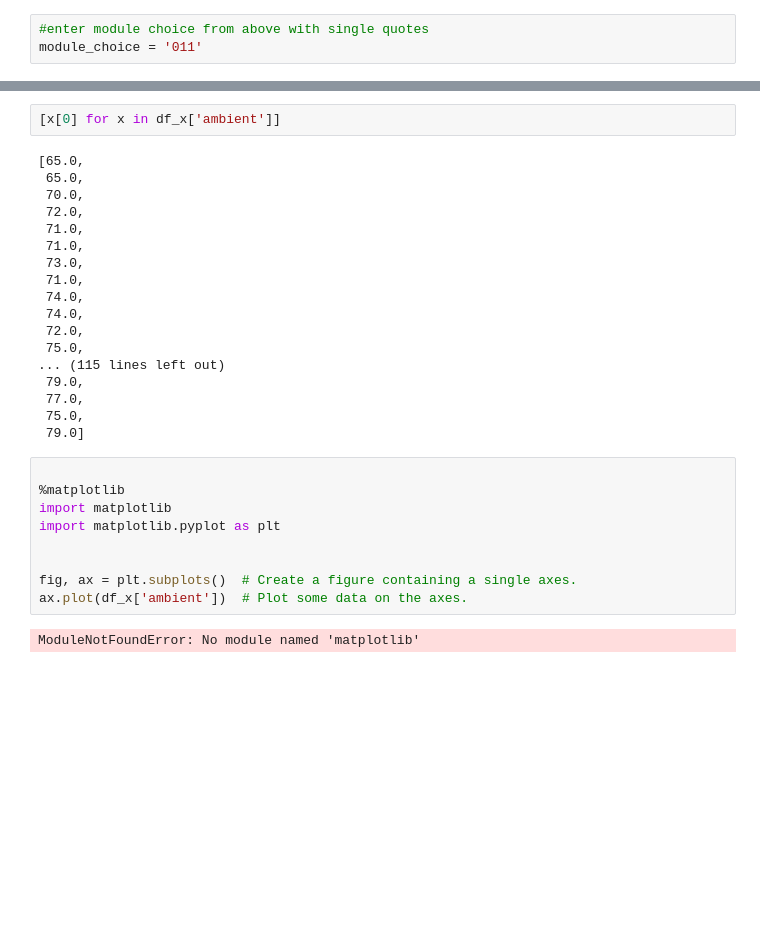
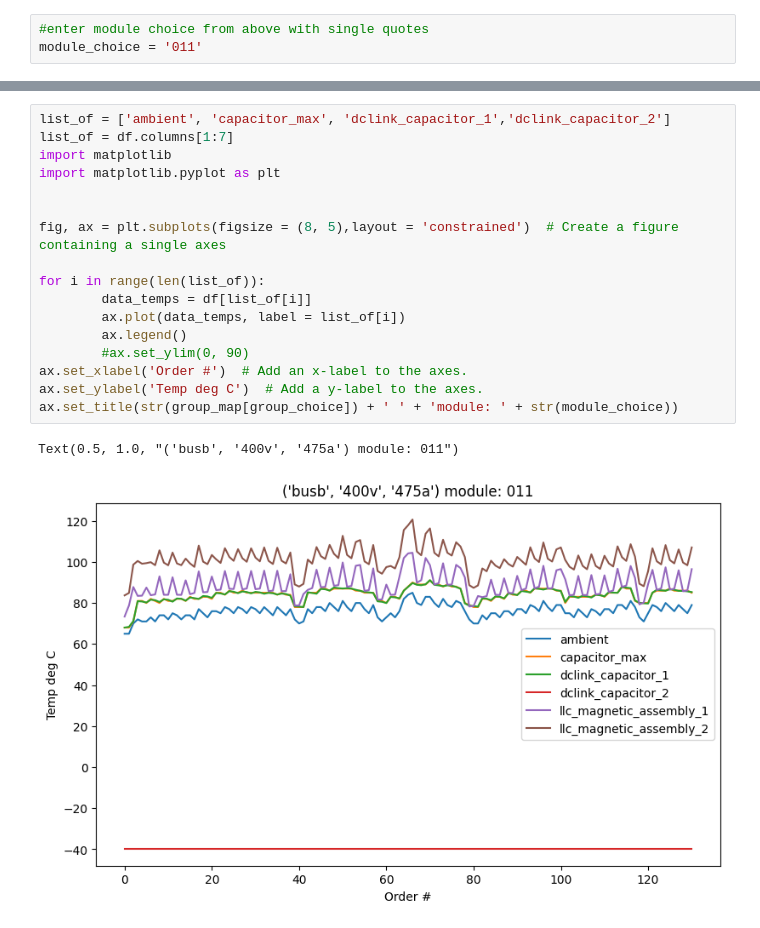
Before and after one commit to stevesu-cpi/data_parser, a Jupyter notebook: data_parsing.ipynb, the cells around one changed output, grey strips where cells are left out. Drawn from its saved outputs; the diff is of its cells as text; blank space fills up the shorter version.

```diff
--- a/data_parsing.ipynb
+++ b/data_parsing.ipynb
@@ -276,32 +207,21 @@ Index(['ambient', 'capacitor_max', 'dclink_capacitor_1', 'dclink_capacitor_2',
       dtype='object')
-# %%
-[x[0] for x in df_x['ambient']]
-# %% [output]
-[65.0,
- 65.0,
- 70.0,
- 72.0,
- 71.0,
- 71.0,
- 73.0,
- 71.0,
- 74.0,
- 74.0,
- 72.0,
- 75.0,
-... (115 lines left out)
- 79.0,
- 77.0,
- 75.0,
- 79.0]
 # %%
-
-%matplotlib
+list_of = ['ambient', 'capacitor_max', 'dclink_capacitor_1','dclink_capacitor_2']
+list_of = df.columns[1:7]
 import matplotlib
 import matplotlib.pyplot as plt
 
 
-fig, ax = plt.subplots()  # Create a figure containing a single axes.
-ax.plot(df_x['ambient'])  # Plot some data on the axes.
+fig, ax = plt.subplots(figsize = (8, 5),layout = 'constrained')  # Create a figure containing a single axes
+
+for i in range(len(list_of)):
+        data_temps = df[list_of[i]]
+        ax.plot(data_temps, label = list_of[i])
+        ax.legend()
+        #ax.set_ylim(0, 90)
+ax.set_xlabel('Order #')  # Add an x-label to the axes.
+ax.set_ylabel('Temp deg C')  # Add a y-label to the axes.
+ax.set_title(str(group_map[group_choice]) + ' ' + 'module: ' + str(module_choice))
 # %% [output]
-ModuleNotFoundError: No module named 'matplotlib'
+Text(0.5, 1.0, "('busb', '400v', '475a') module: 011")
+[figure, added]
```
Also changed, not shown: parts of 8 cells of this notebook.
